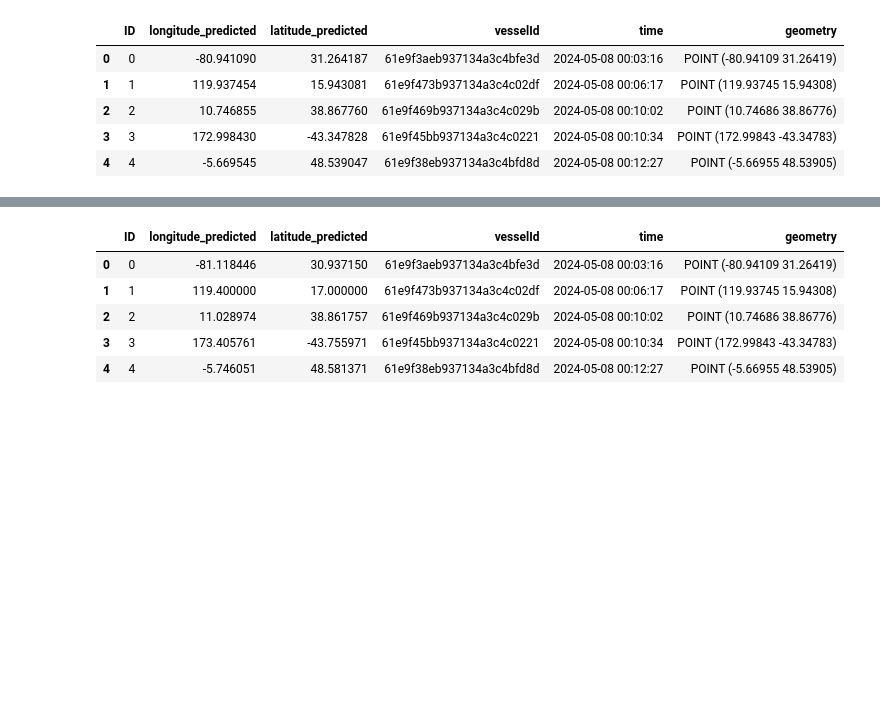
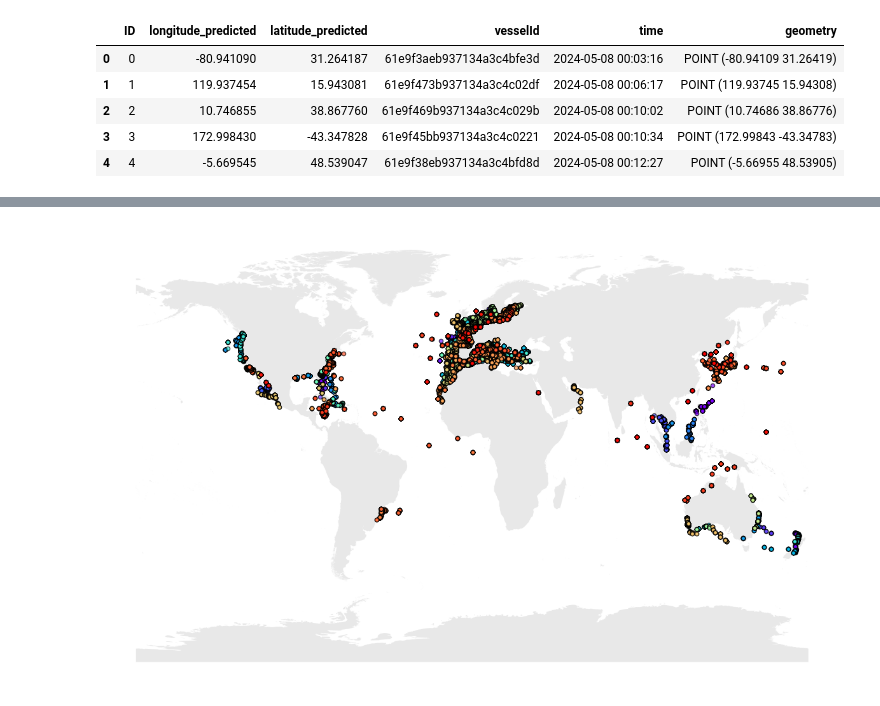
Before and after one commit to SPiso3/TDT4173-ML, a Jupyter notebook: postprocess.ipynb, the cells around one changed output, grey strips where cells are left out. Saved outputs shown, nothing was run; the diff lists cells and outputs as text; code cells hidden in the pictures; blank space fills up the shorter version.

```diff
--- a/postprocess.ipynb
+++ b/postprocess.ipynb
@@ -160,0 +89,10 @@ searoutes_gdf.head()
+# %%
+closest_longitudes = []
+closest_latitudes = []
+for _, row in points_on_land.iterrows():
+    closest_point, _ = nearest_points(ocean_world['geometry'], row['geometry'])
+    closest_longitudes.append(closest_point.x)
+    closest_latitudes.append(closest_point.y)
+# %%
+points_on_land['closest_longitude'] = closest_longitudes
+points_on_land['closest_latitude'] = closest_latitudes
@@ -160,0 +108,7 @@ searoutes_gdf.head()
+# %%
+gdf.loc[points_on_land.index, 'longitude_predicted'] = points_on_land['closest_longitude']
+gdf.loc[points_on_land.index, 'latitude_predicted'] = points_on_land['closest_latitude']
+# %%
+gdf['longitude_predicted'] = gdf['longitude_predicted'].astype(float)
+gdf['latitude_predicted'] = gdf['latitude_predicted'].astype(float)
+gdf.head()
@@ -160,0 +122,5 @@ searoutes_gdf.head()
+# %%
+fig, ax = plot_vessel_positions(gdf)
+plt.show()
+# %% [output]
+[figure, added]
@@ -180,9 +130,0 @@ gdf = gdf.apply(adjust_to_route, axis=1, searoutes_gdf=searoutes_gdf)
-# %%
-gdf.drop
-# %% [output]
-|  | ID | longitude_predicted | latitude_predicted | vesselId | time | geometry |
-| 0 | 0 | -81.118446 | 30.937150 | 61e9f3aeb937134a3c4bfe3d | 2024-05-08 00:03:16 | POINT (-80.94109 31.26419) |
-| 1 | 1 | 119.400000 | 17.000000 | 61e9f473b937134a3c4c02df | 2024-05-08 00:06:17 | POINT (119.93745 15.94308) |
-| 2 | 2 | 11.028974 | 38.861757 | 61e9f469b937134a3c4c029b | 2024-05-08 00:10:02 | POINT (10.74686 38.86776) |
-| 3 | 3 | 173.405761 | -43.755971 | 61e9f45bb937134a3c4c0221 | 2024-05-08 00:10:34 | POINT (172.99843 -43.34783) |
-| 4 | 4 | -5.746051 | 48.581371 | 61e9f38eb937134a3c4bfd8d | 2024-05-08 00:12:27 | POINT (-5.66955 48.53905) |
```
Also changed, not shown: parts of 11 cells of this notebook, 19 other files.
